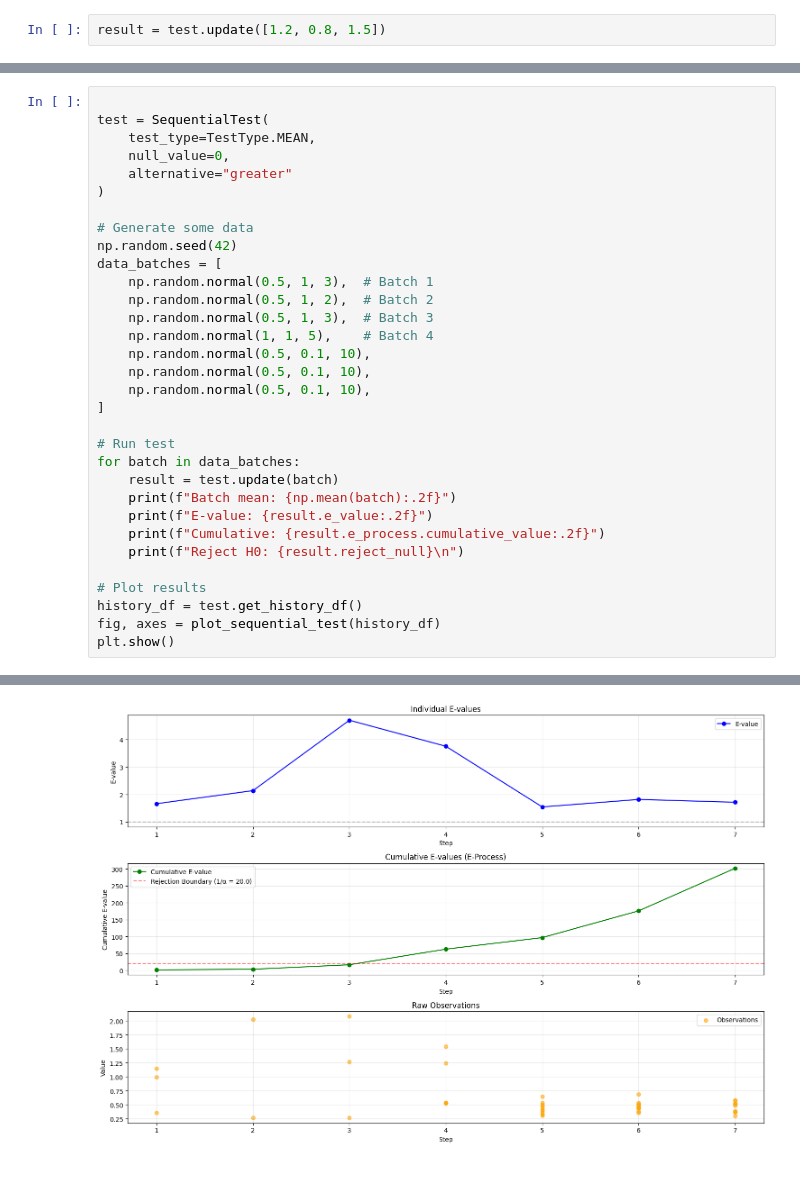
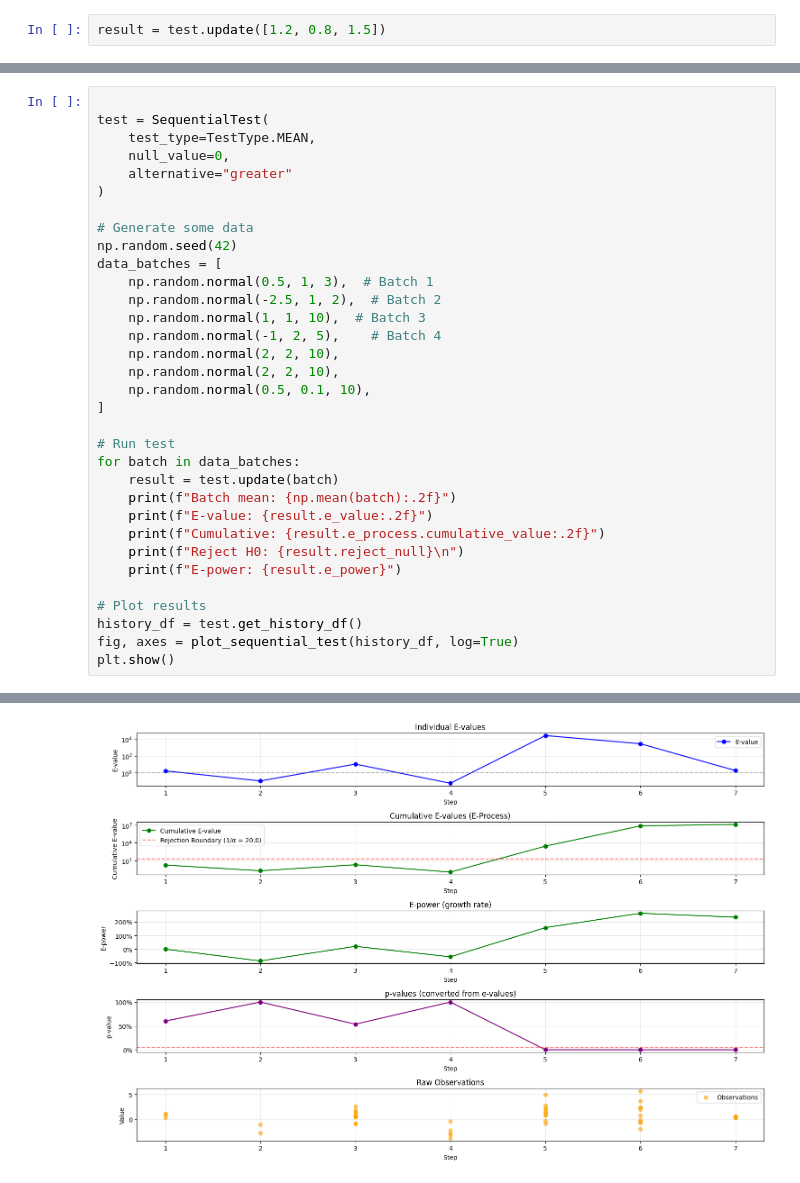
Before and after one commit to jakorostami/expectation, a Jupyter notebook: examples/simple-demo.ipynb, the cells around one changed output, grey strips where cells are left out. Saved outputs shown, nothing was run; the diff lists cells and outputs as text.

```diff
--- a/examples/simple-demo.ipynb
+++ b/examples/simple-demo.ipynb
@@ -33,11 +34,11 @@ test = SequentialTest(
 np.random.seed(42)
 data_batches = [
     np.random.normal(0.5, 1, 3),  # Batch 1
-    np.random.normal(0.5, 1, 2),  # Batch 2
-    np.random.normal(0.5, 1, 3),  # Batch 3
-    np.random.normal(1, 1, 5),    # Batch 4
-    np.random.normal(0.5, 0.1, 10),
-    np.random.normal(0.5, 0.1, 10),
+    np.random.normal(-2.5, 1, 2),  # Batch 2
+    np.random.normal(1, 1, 10),  # Batch 3
+    np.random.normal(-1, 2, 5),    # Batch 4
+    np.random.normal(2, 2, 10),
+    np.random.normal(2, 2, 10),
     np.random.normal(0.5, 0.1, 10),
 ]
 
@@ -48,10 +49,11 @@ for batch in data_batches:
     print(f"E-value: {result.e_value:.2f}")
     print(f"Cumulative: {result.e_process.cumulative_value:.2f}")
     print(f"Reject H0: {result.reject_null}\n")
+    print(f"E-power: {result.e_power}")
 
 # Plot results
 history_df = test.get_history_df()
-fig, axes = plot_sequential_test(history_df)
+fig, axes = plot_sequential_test(history_df, log=True)
 plt.show()
 # %% [output]
 Batch mean: 0.84
@@ -74,4 +76,4 @@ Reject H0: True
-[figure, old version]
+[figure, new version]
 # %%
 test.get_history_df()
 # %% [output]
```
Also changed, not shown: parts of 5 cells of this notebook.
